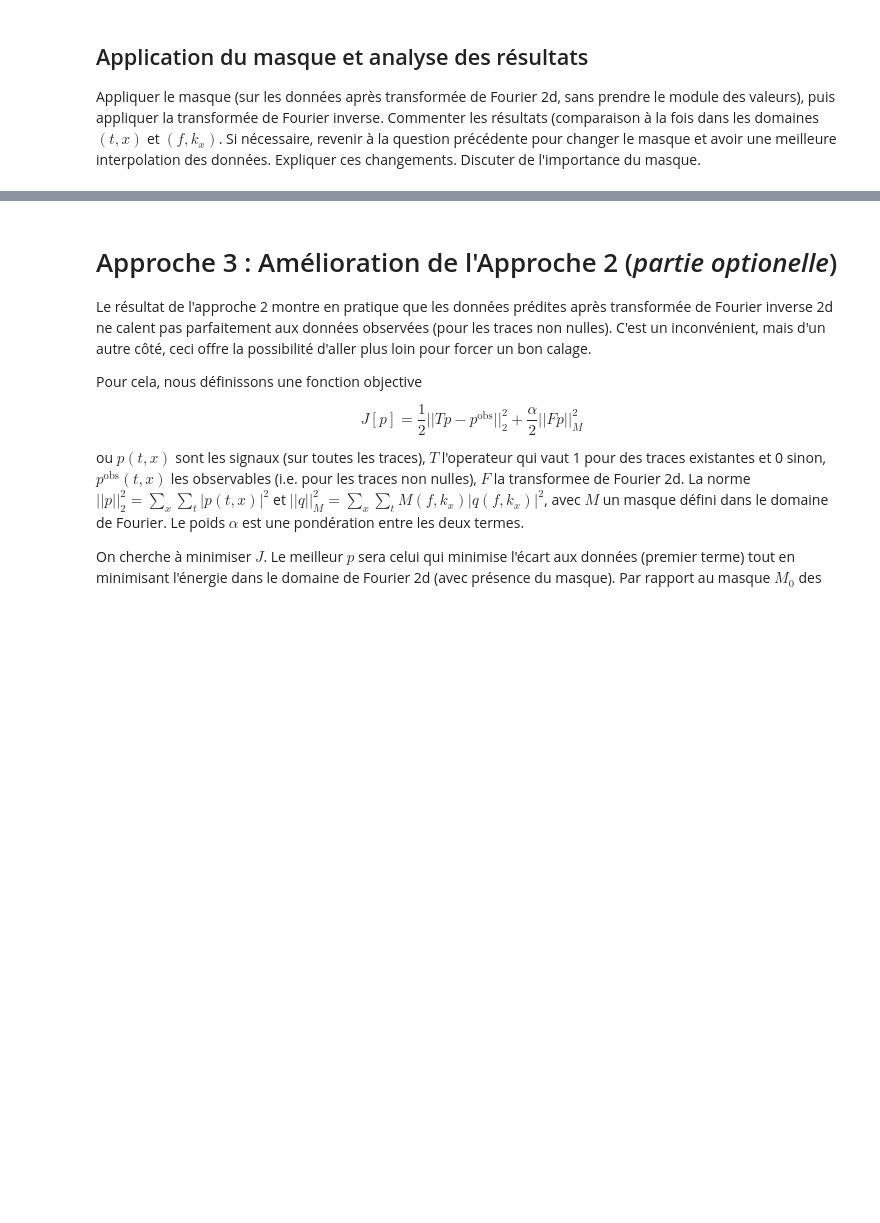
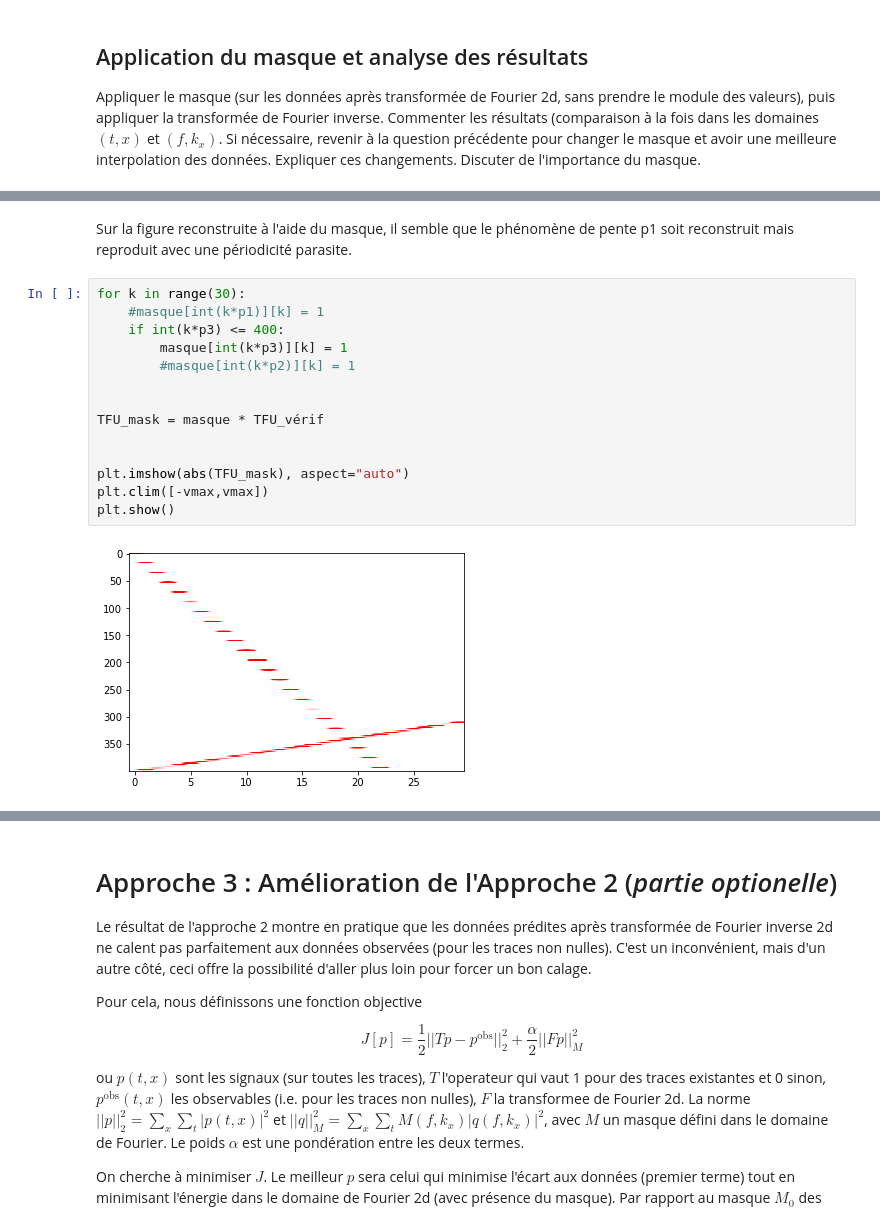
Before and after one commit to climberlenny/mini_projet_interpolation, a Jupyter notebook: mini_projet_interpolation/mini_projet_groupe3.ipynb, the cells around one changed output, grey strips where cells are left out. Saved outputs shown, nothing was run; the diff lists cells and outputs as text; blank space fills up the shorter version.

```diff
--- a/mini_projet_interpolation/mini_projet_groupe3.ipynb
+++ b/mini_projet_interpolation/mini_projet_groupe3.ipynb
@@ -517,0 +601,18 @@ Appliquer le masque (sur les données après transformée de Fourier 2d, sans pr
+# %% [markdown]
+Sur la figure reconstruite à l'aide du masque, il semble que le phénomène de pente p1 soit reconstruit mais reproduit avec une périodicité parasite.
+# %%
+for k in range(30):
+    #masque[int(k*p1)][k] = 1
+    if int(k*p3) <= 400:
+        masque[int(k*p3)][k] = 1
+        #masque[int(k*p2)][k] = 1
+
+
+TFU_mask = masque * TFU_vérif
+
+
+plt.imshow(abs(TFU_mask), aspect="auto")
+plt.clim([-vmax,vmax])
+plt.show()
+# %% [output]
+[figure, added]
```
Also changed, not shown: parts of 6 cells of this notebook, 1 other file.
